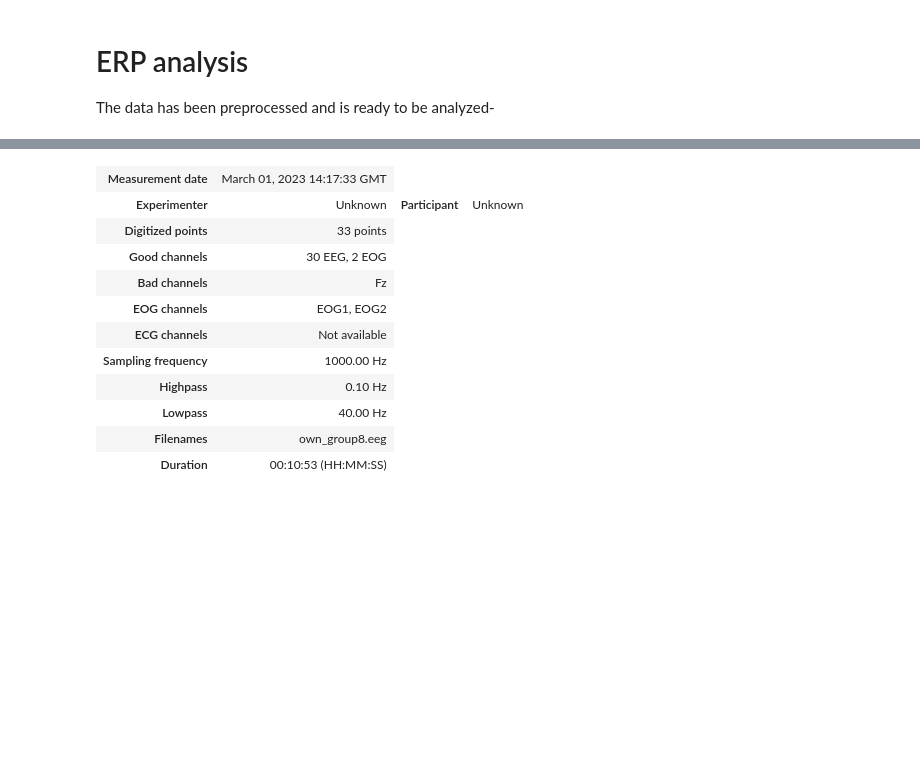
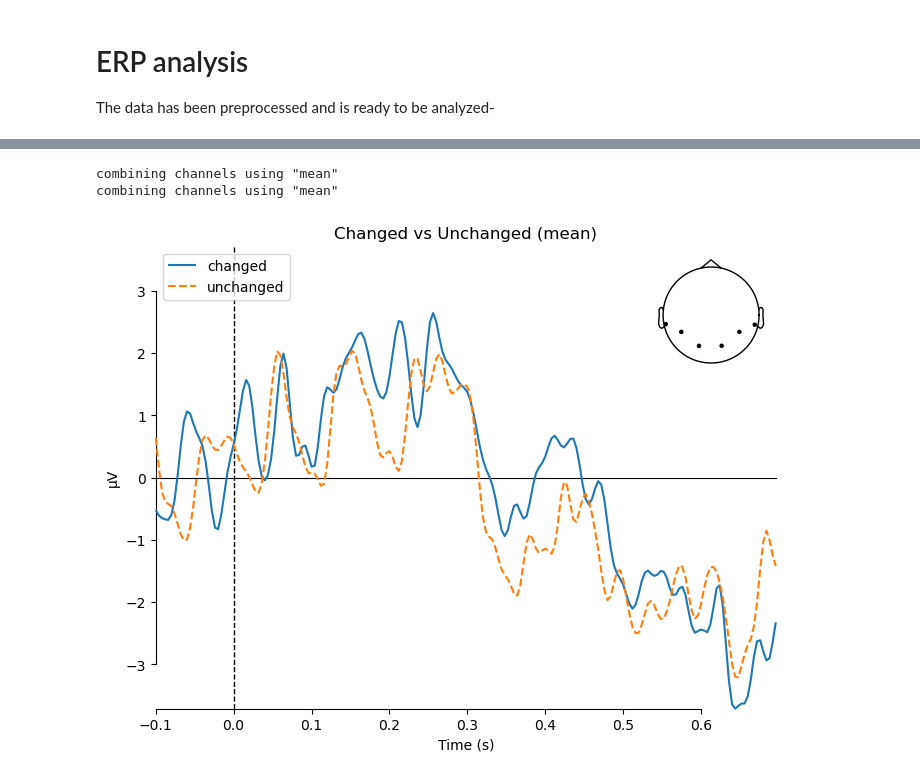
Before and after one commit to lauritswl/EEG_Thatcher_Effect, a Jupyter notebook: thatcher_experiment_notebook_EEG.ipynb, the cells around one changed output, grey strips where cells are left out. Drawn from its saved outputs; the diff is of its cells as text; code cells hidden in the pictures; blank space fills up the shorter version.

```diff
--- a/thatcher_experiment_notebook_EEG.ipynb
+++ b/thatcher_experiment_notebook_EEG.ipynb
@@ -373,15 +394,9 @@ TypeError: plot_compare_evokeds() missing 1 required positional argument: 'evoke
-# %%
-raw
-# %% [output]
-| Measurement date | March 01, 2023 14:17:33 GMT |
-| Experimenter | Unknown | Participant | Unknown |
-| Digitized points | 33 points |
-| Good channels | 30 EEG, 2 EOG |
-| Bad channels | Fz |
-| EOG channels | EOG1, EOG2 |
-| ECG channels | Not available |
-| Sampling frequency | 1000.00 Hz |
-| Highpass | 0.10 Hz |
-| Lowpass | 40.00 Hz |
-| Filenames | own_group8.eeg |
-| Duration | 00:10:53 (HH:MM:SS) |
+# %%
+mne.viz.plot_compare_evokeds(dict(changed=changed_0, unchanged=unchanged_0),
+                             linestyles=dict(changed ='solid', unchanged ='dashed'),
+                             legend='upper left', show_sensors='upper right',
+                             picks=["TP9", "TP10", "P7", "P8", "O1", "O2"], title="Changed vs Unchanged", combine='mean');
+# %% [output]
+combining channels using "mean"
+combining channels using "mean"
+[figure, added]
```
Also changed, not shown: parts of 14 cells of this notebook, 2 other files.
